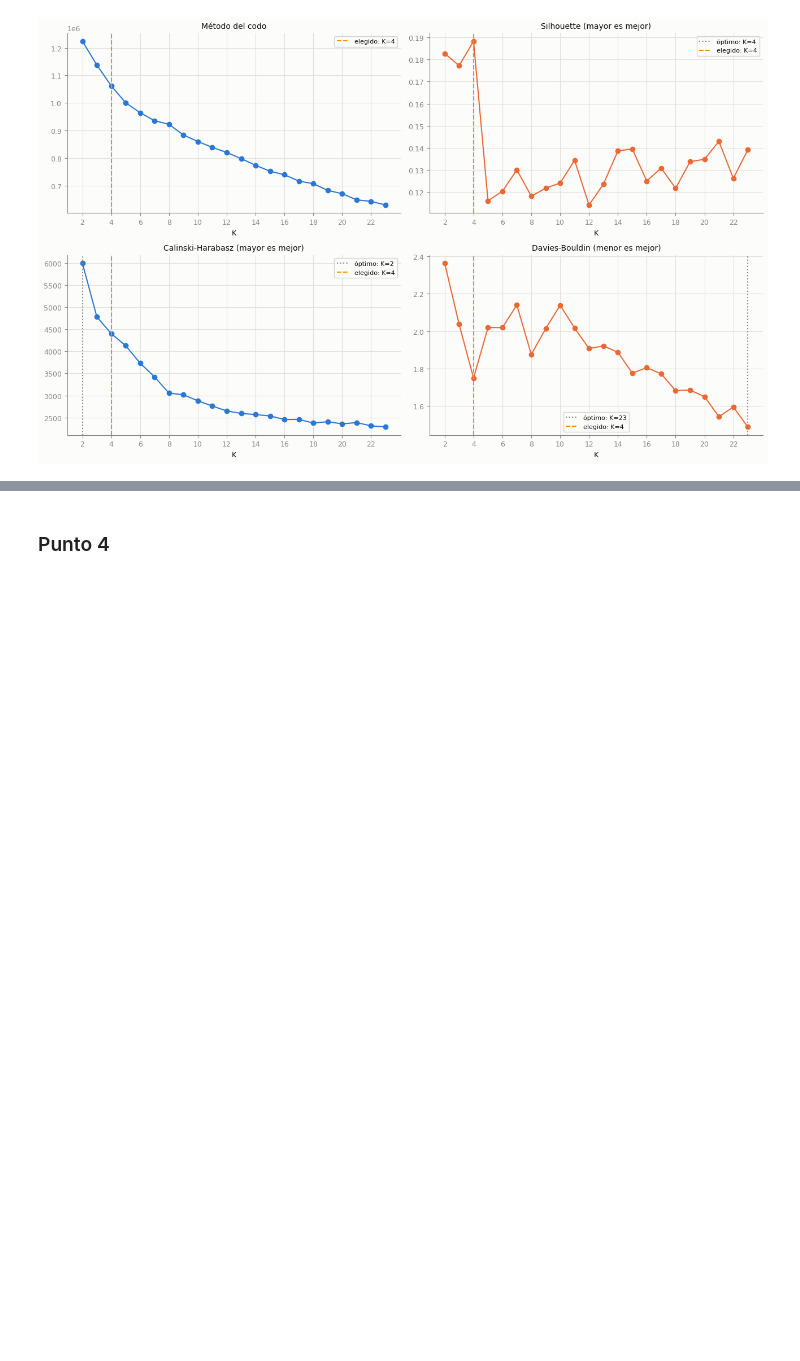
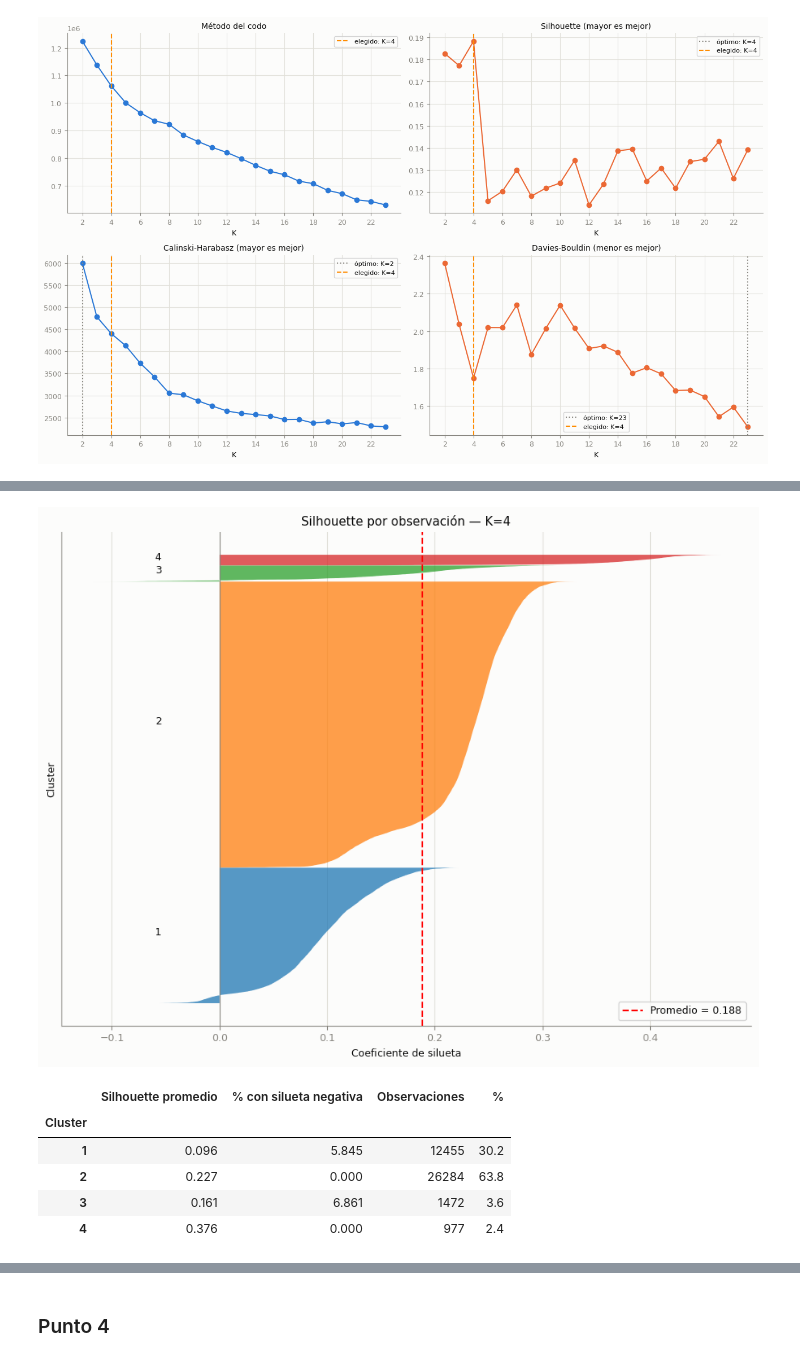
Before and after one commit to antobeni07/Taller_No-Supervisado, a Jupyter notebook: 02_No_Supervisado.ipynb, the cells around one changed output, grey strips where cells are left out. Cells and saved outputs as stored; diff of their text form; code cells hidden in the pictures; blank space fills up the shorter version.

```diff
--- a/02_No_Supervisado.ipynb
+++ b/02_No_Supervisado.ipynb
@@ -689,0 +704,42 @@ Inercia total (K=1): 1402156.93
+# %%
+sil_vals = silhouette_samples(df_modelo, etiquetas)
+
+fig, ax = plt.subplots(figsize=(9, 7))
+y_bajo = 10
+colores = plt.get_cmap("tab10")
+for i in range(k_elegido):
+    vals_i = np.sort(sil_vals[etiquetas == i])
+    y_alto = y_bajo + len(vals_i)
+    ax.fill_betweenx(np.arange(y_bajo, y_alto), 0, vals_i,
+                     facecolor=colores(i), alpha=0.75)
+    ax.text(-0.06, y_bajo + 0.5 * len(vals_i), str(i + 1), fontsize=9)
+    y_bajo = y_alto + 10
+
+ax.axvline(sil_vals.mean(), color="red", linestyle="--",
+           label=f"Promedio = {sil_vals.mean():.3f}")
+ax.axvline(0, color=COLOR_AXIS, linewidth=0.8)
+ax.set_xlabel("Coeficiente de silueta")
+ax.set_ylabel("Cluster")
+ax.set_yticks([])
+ax.set_title(f"Silhouette por observación — K={k_elegido}")
+ax.legend()
+clean_ax(ax)
+plt.tight_layout()
+plt.show()
+
+resumen_sil = pd.DataFrame({
+    "Silhouette promedio": pd.Series(sil_vals).groupby(etiquetas + 1).mean(),
+    "% con silueta negativa": pd.Series(sil_vals < 0).groupby(etiquetas + 1).mean() * 100,
+    "Observaciones": pd.Series(etiquetas + 1).value_counts().sort_index(),
+    "%": ((pd.Series(etiquetas + 1).value_counts().sort_index() / len(etiquetas)) * 100).round(1)
+}).round(3)
+resumen_sil.index.name = "Cluster"
+display(resumen_sil)
+# %% [output]
+[figure, added]
+|  | Silhouette promedio | % con silueta negativa | Observaciones | % |
+| Cluster |  |  |  |  |
+| 1 | 0.096 | 5.845 | 12455 | 30.2 |
+| 2 | 0.227 | 0.000 | 26284 | 63.8 |
+| 3 | 0.161 | 6.861 | 1472 | 3.6 |
+| 4 | 0.376 | 0.000 | 977 | 2.4 |
```
Also changed, not shown: parts of 15 cells of this notebook.
